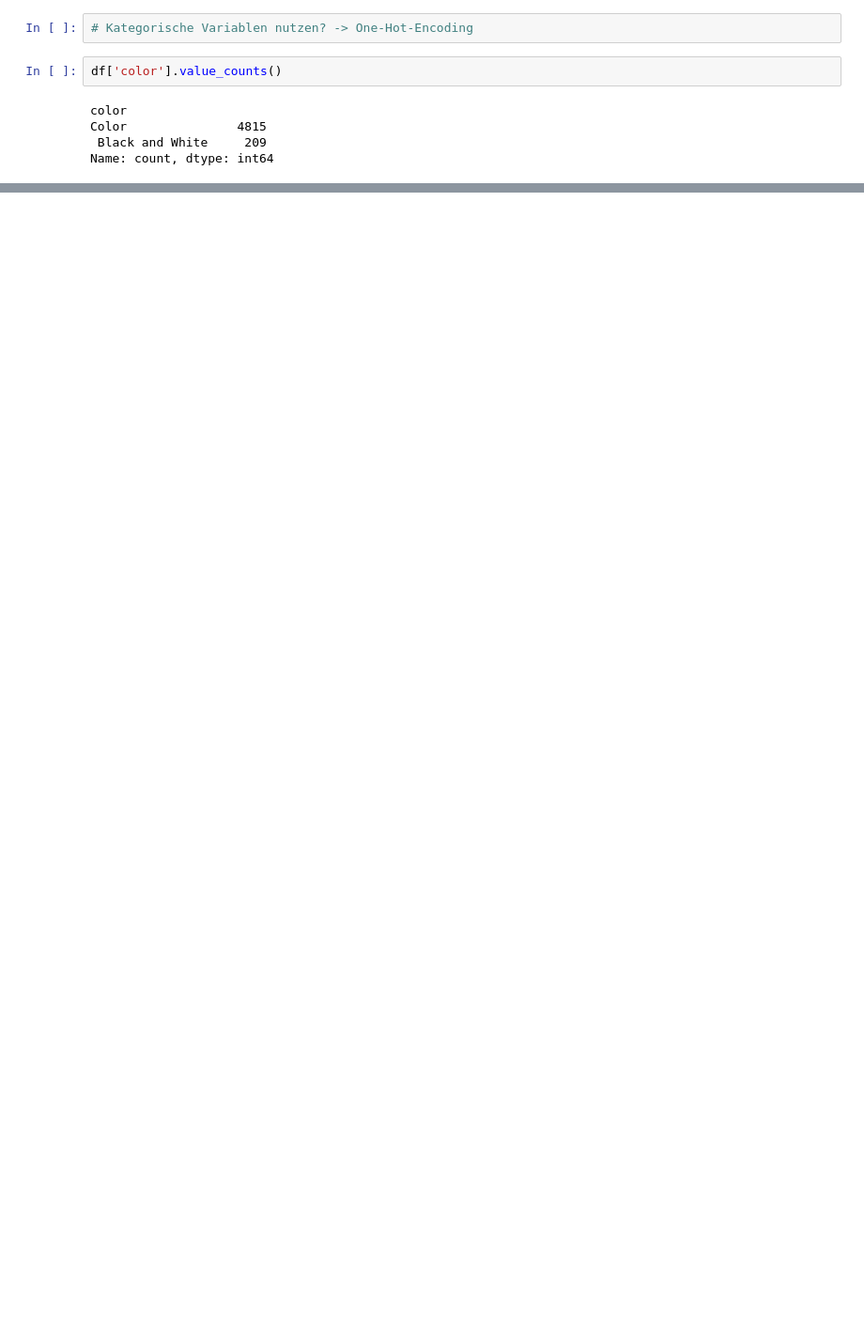
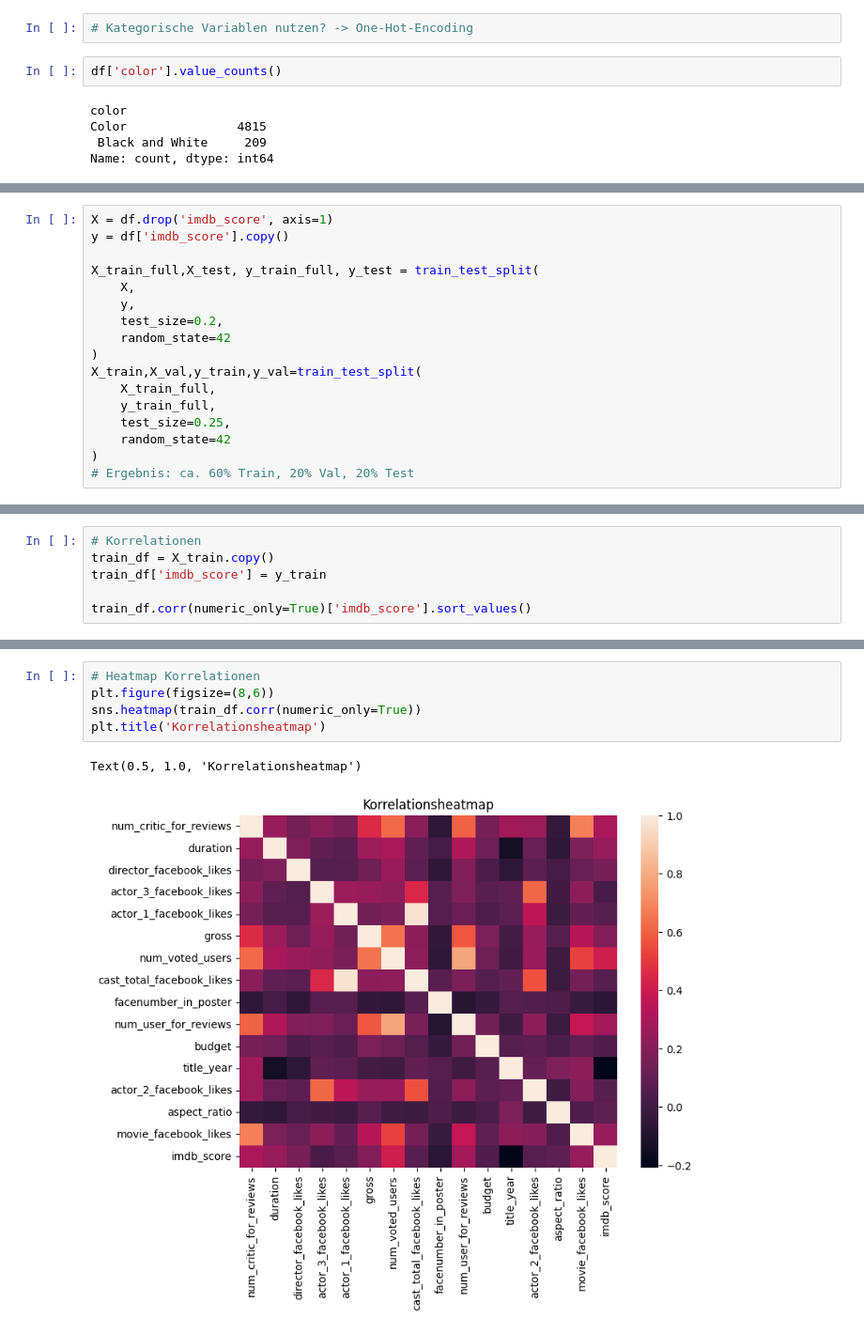
Before and after one commit to tasnim129/python-project, a Jupyter notebook: Regression_experiments.ipynb, the cells around one changed output, grey strips where cells are left out. Shown at 94% size. Drawn from its saved outputs; the diff is of its cells as text; blank space fills up the shorter version.

```diff
--- a/Regression_experiments.ipynb
+++ b/Regression_experiments.ipynb
@@ -138,0 +112,17 @@ Name: count, dtype: int64
+# %%
+X = df.drop('imdb_score', axis=1)
+y = df['imdb_score'].copy()
+
+X_train_full,X_test, y_train_full, y_test = train_test_split(
+    X,
+    y,
+    test_size=0.2,
+    random_state=42
+)
+X_train,X_val,y_train,y_val=train_test_split(
+    X_train_full,
+    y_train_full,
+    test_size=0.25,
+    random_state=42
+)
+# Ergebnis: ca. 60% Train, 20% Val, 20% Test
@@ -138,0 +131,6 @@ Name: count, dtype: int64
+# %%
+# Korrelationen
+train_df = X_train.copy()
+train_df['imdb_score'] = y_train
+
+train_df.corr(numeric_only=True)['imdb_score'].sort_values()
@@ -138,0 +155,8 @@ Name: count, dtype: int64
+# %%
+# Heatmap Korrelationen
+plt.figure(figsize=(8,6))
+sns.heatmap(train_df.corr(numeric_only=True))
+plt.title('Korrelationsheatmap')
+# %% [output]
+Text(0.5, 1.0, 'Korrelationsheatmap')
+[figure, new version]
```
Also changed, not shown: parts of 10 cells of this notebook.
